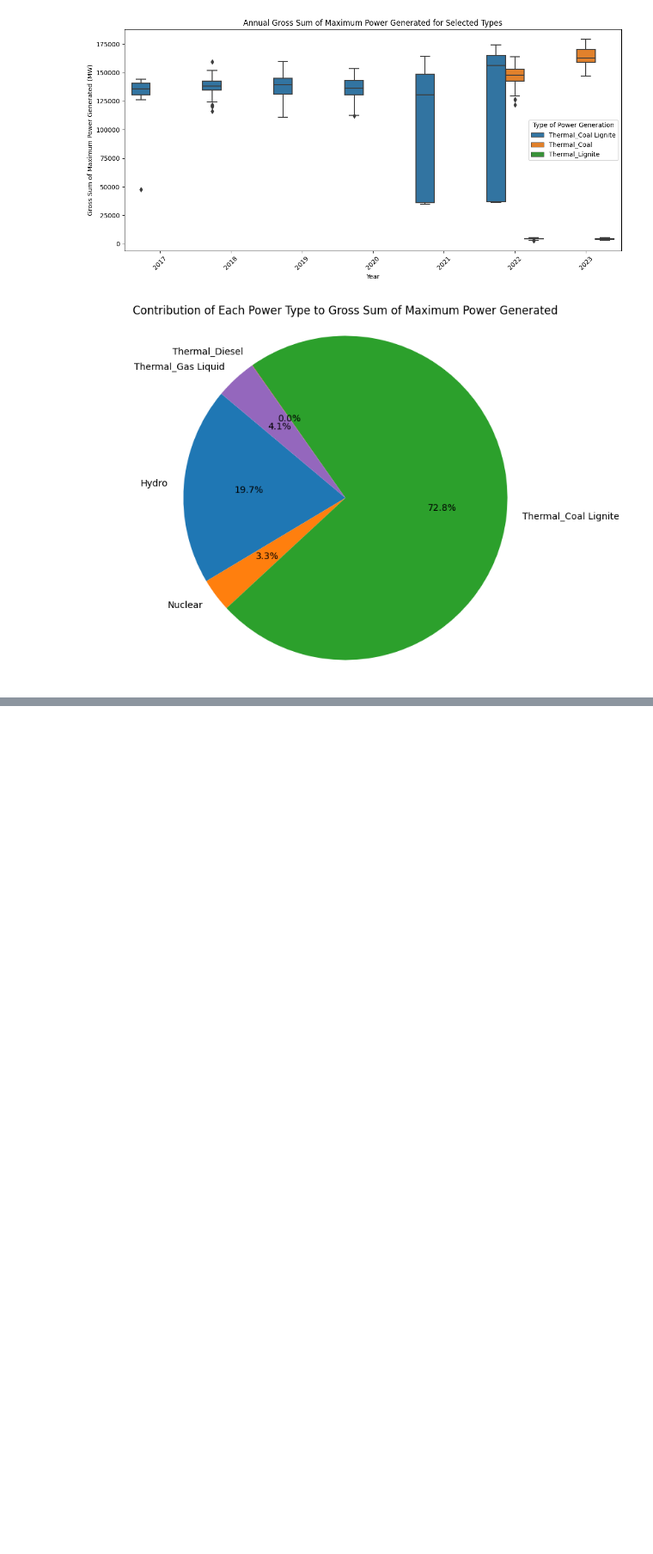
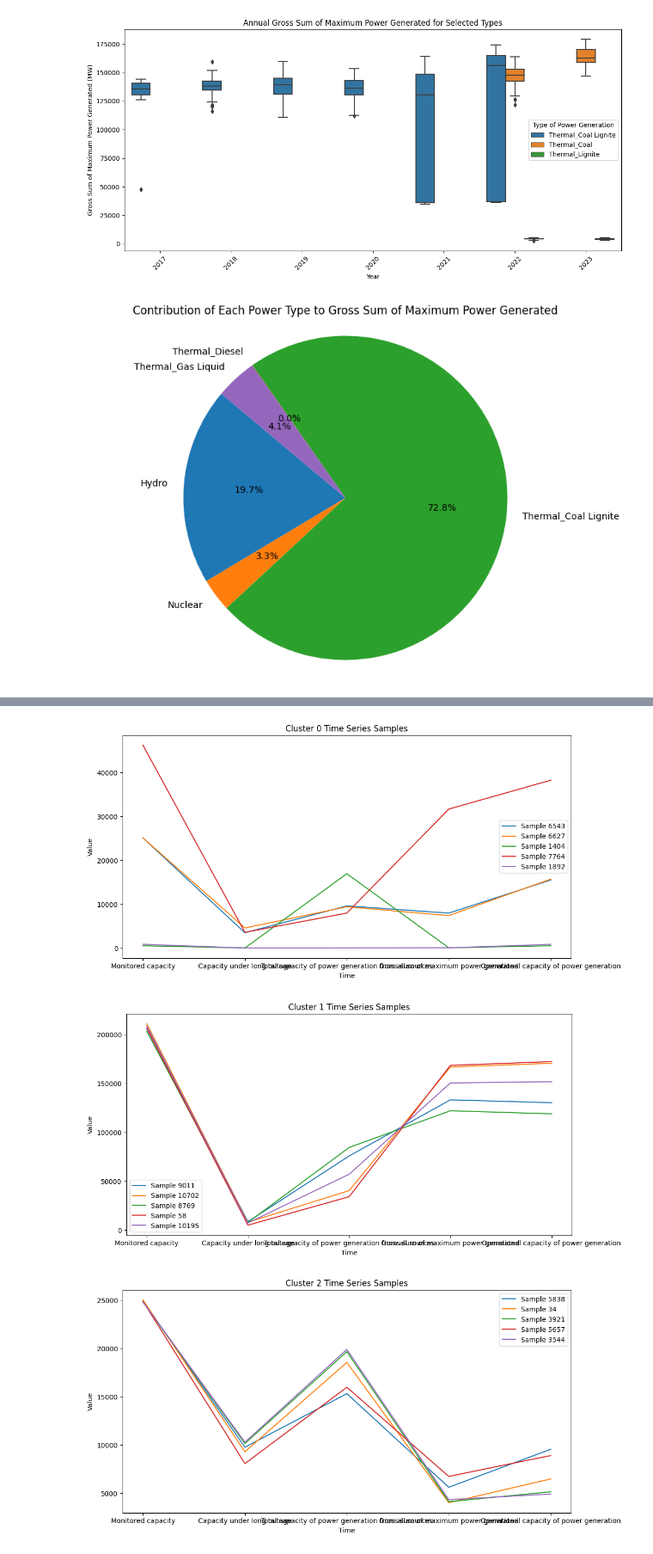
Before and after one commit to paritosh-101/smart_city_project2, a Jupyter notebook: scratch.ipynb, the cells around one changed output, grey strips where cells are left out. Shown at 86% size. Drawn from its saved outputs; the diff is of its cells as text; code cells hidden in the pictures; blank space fills up the shorter version.

```diff
--- a/scratch.ipynb
+++ b/scratch.ipynb
@@ -541,0 +696,21 @@ plt.show()
+# %%
+# Number of samples to plot per cluster
+samples_per_cluster = 5
+
+# Create plots
+for cluster in np.unique(df['Cluster']):
+    plt.figure(figsize=(12, 6))
+    sample_data = df[df['Cluster'] == cluster].sample(n=samples_per_cluster)
+
+    for _, row in sample_data.iterrows():
+        plt.plot(row[columns_for_clustering], label=f'Sample {row.name}')
+
+    plt.title(f'Cluster {cluster} Time Series Samples')
+    plt.xlabel('Time')
+    plt.ylabel('Value')
+    plt.legend()
+    plt.show()
+# %% [output]
+[figure, added]
+[figure, added]
+[figure, added]
```
Also changed, not shown: parts of 7 cells of this notebook, 8 other files.
